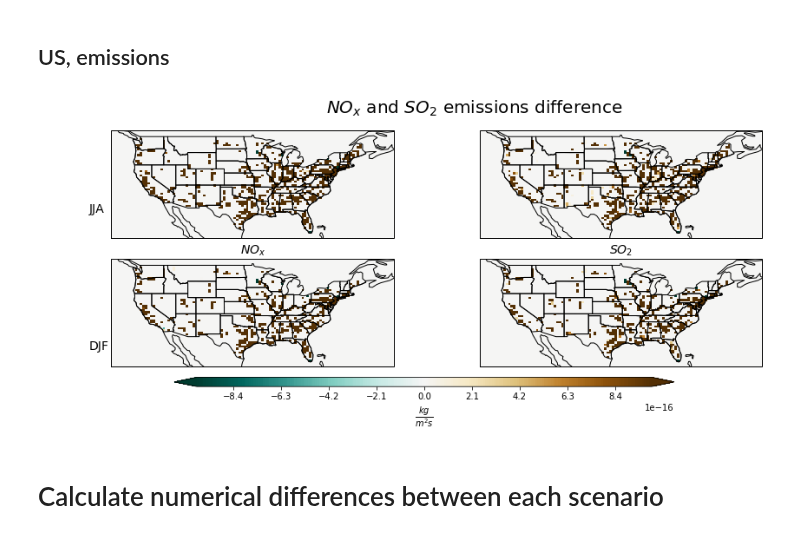
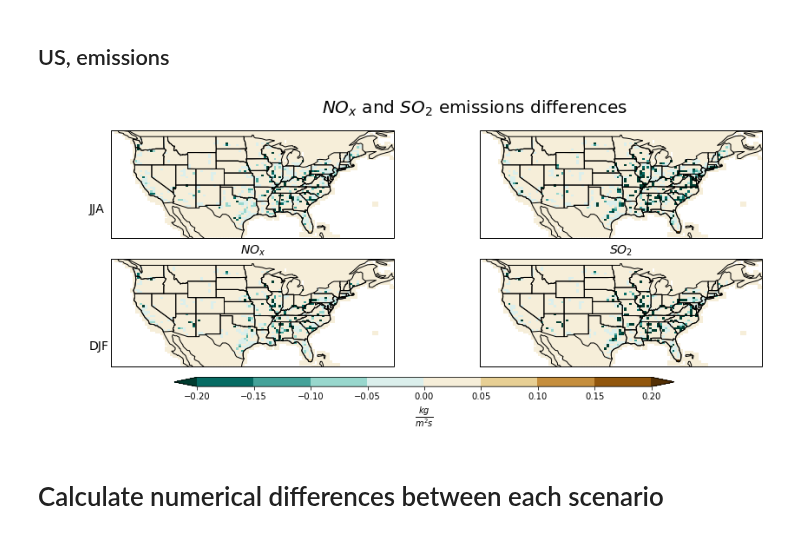
Before and after one commit to lfreese/us-ego, a Jupyter notebook: ego_nonuclear_project/grid-model_normal-nonuc-analysis.ipynb, the cells around one changed output. Drawn from its saved outputs; the diff is of its cells as text; code cells hidden in the pictures.

Commit message:
Updated the figure for emissions

```diff
--- a/ego_nonuclear_project/grid-model_normal-nonuc-analysis.ipynb
+++ b/ego_nonuclear_project/grid-model_normal-nonuc-analysis.ipynb
@@ -135,16 +138,16 @@ plt.savefig('./Figures/summer_regime_national_ozone.png', bbox_inches = 'tight',
 # %% [markdown]
 ## US, emissions
 # %%
-plotting.plot_emissions_dif(ds_emis.sel(model_name = 'nonuc'),
-                            ds_emis.sel(model_name = 'normal'),
+plotting.plot_percent_emissions_dif(ds_emis.sel(model_name = 'normal'),
+                            ds_emis.sel(model_name = 'nonuc'),
                             emissions = ['EmisNOx_Anthro', 'EmisSO2_Anthro'], seasons = ['JJA','DJF'],
-                            levels = np.arange(-1e-15,1.01e-15,1e-17),
+                            levels = np.arange(-.2,.21,.01),
                             lat_lon = utils.lat_lon_dict['US_lat_lon'],
                            figsize = [16,5])
 plt.suptitle(r'$NO_x$ and $SO_2$ emissions differences', fontsize = 20, );
 plt.savefig('./Figures/summer_nox_so2_emissions.png', bbox_inches = 'tight', dpi = 150);
 # %% [output]
-[figure, old version]
+[figure, new version]
 # %% [markdown]
 # Calculate numerical differences between each scenario
 # %%
```
Also changed, not shown: parts of 2 cells of this notebook, 3 other files.
